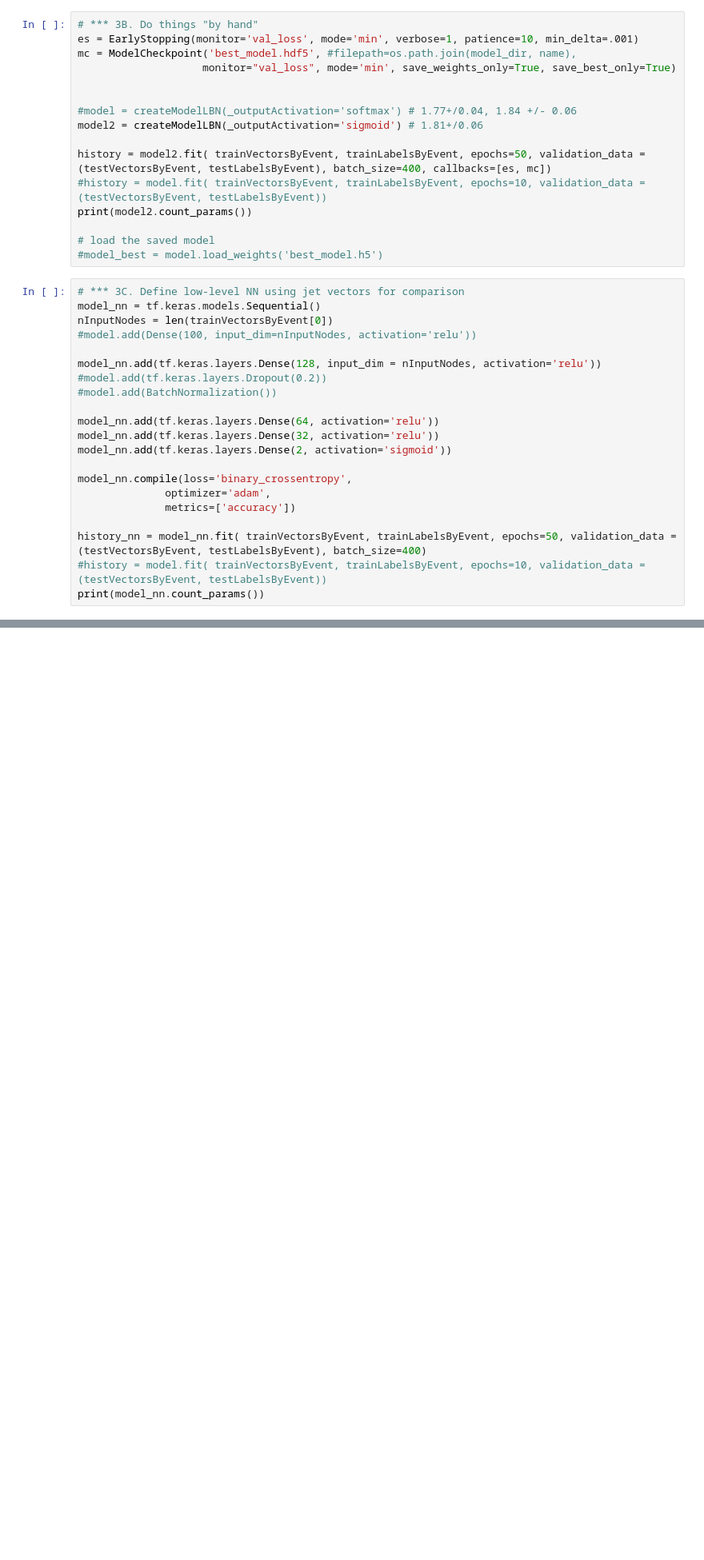
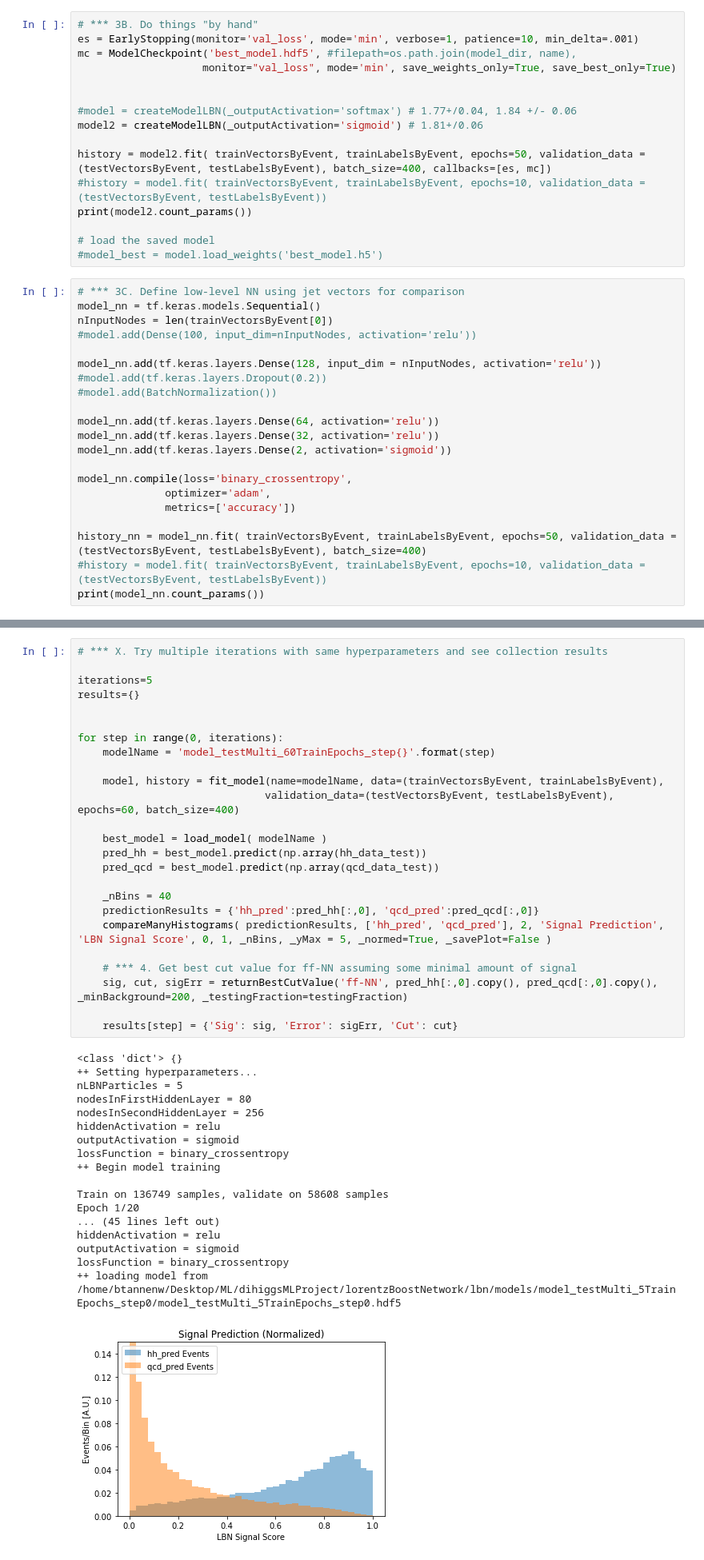
Before and after one commit to neu-physics/dihiggsMLProject, a Jupyter notebook: lorentzBoostNetwork/tensorFlow_lorentzBoost.ipynb, the cells around one changed output, grey strips where cells are left out. Shown at 80% size. Drawn from its saved outputs; the diff is of its cells as text; blank space fills up the shorter version.

Commit message:
added LBN script. Need to add logging and plot saving

```diff
--- a/lorentzBoostNetwork/tensorFlow_lorentzBoost.ipynb
+++ b/lorentzBoostNetwork/tensorFlow_lorentzBoost.ipynb
@@ -403,0 +347,44 @@ makeEfficiencyCurves( dict(label="LBN+DNN", labels=testLabelsByEvent, prediction
+# %%
+# *** X. Try multiple iterations with same hyperparameters and see collection results
+
+iterations=5
+results={}
+
+
+for step in range(0, iterations):
+    modelName = 'model_testMulti_60TrainEpochs_step{}'.format(step)
+
+    model, history = fit_model(name=modelName, data=(trainVectorsByEvent, trainLabelsByEvent),
+                              validation_data=(testVectorsByEvent, testLabelsByEvent), epochs=60, batch_size=400)
+
+    best_model = load_model( modelName )
+    pred_hh = best_model.predict(np.array(hh_data_test))
+    pred_qcd = best_model.predict(np.array(qcd_data_test))
+
+    _nBins = 40
+    predictionResults = {'hh_pred':pred_hh[:,0], 'qcd_pred':pred_qcd[:,0]}
+    compareManyHistograms( predictionResults, ['hh_pred', 'qcd_pred'], 2, 'Signal Prediction', 'LBN Signal Score', 0, 1, _nBins, _yMax = 5, _normed=True, _savePlot=False )
+
+    # *** 4. Get best cut value for ff-NN assuming some minimal amount of signal
+    sig, cut, sigErr = returnBestCutValue('ff-NN', pred_hh[:,0].copy(), pred_qcd[:,0].copy(), _minBackground=200, _testingFraction=testingFraction)
+
+    results[step] = {'Sig': sig, 'Error': sigErr, 'Cut': cut}
+# %% [output]
+<class 'dict'> {}
+++ Setting hyperparameters...
+nLBNParticles = 5
+nodesInFirstHiddenLayer = 80
+nodesInSecondHiddenLayer = 256
+hiddenActivation = relu
+outputActivation = sigmoid
+lossFunction = binary_crossentropy
+++ Begin model training
+
+Train on 136749 samples, validate on 58608 samples
+Epoch 1/20
+... (45 lines left out)
+hiddenActivation = relu
+outputActivation = sigmoid
+lossFunction = binary_crossentropy
+++ loading model from /home/btannenw/Desktop/ML/dihiggsMLProject/lorentzBoostNetwork/lbn/models/model_testMulti_5TrainEpochs_step0/model_testMulti_5TrainEpochs_step0.hdf5
+[figure, added]
```
Also changed, not shown: parts of 17 cells of this notebook, 3 other files.
